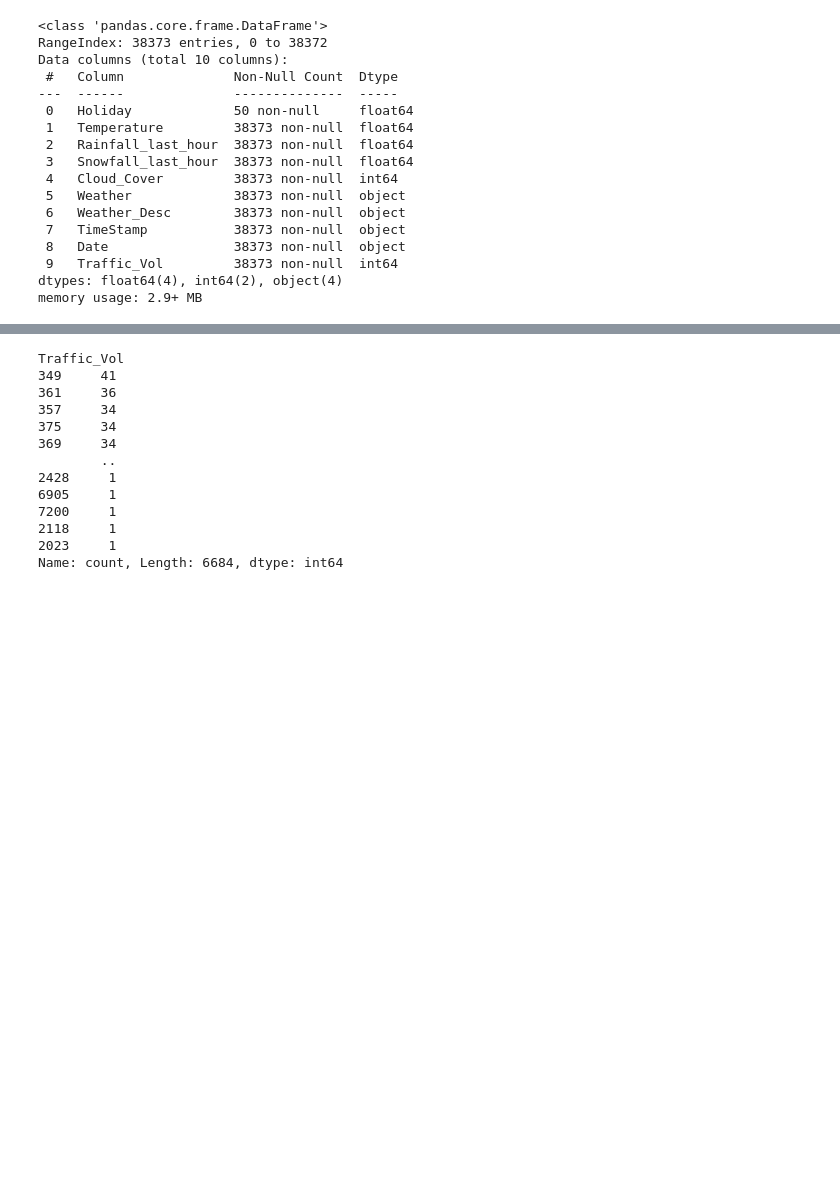
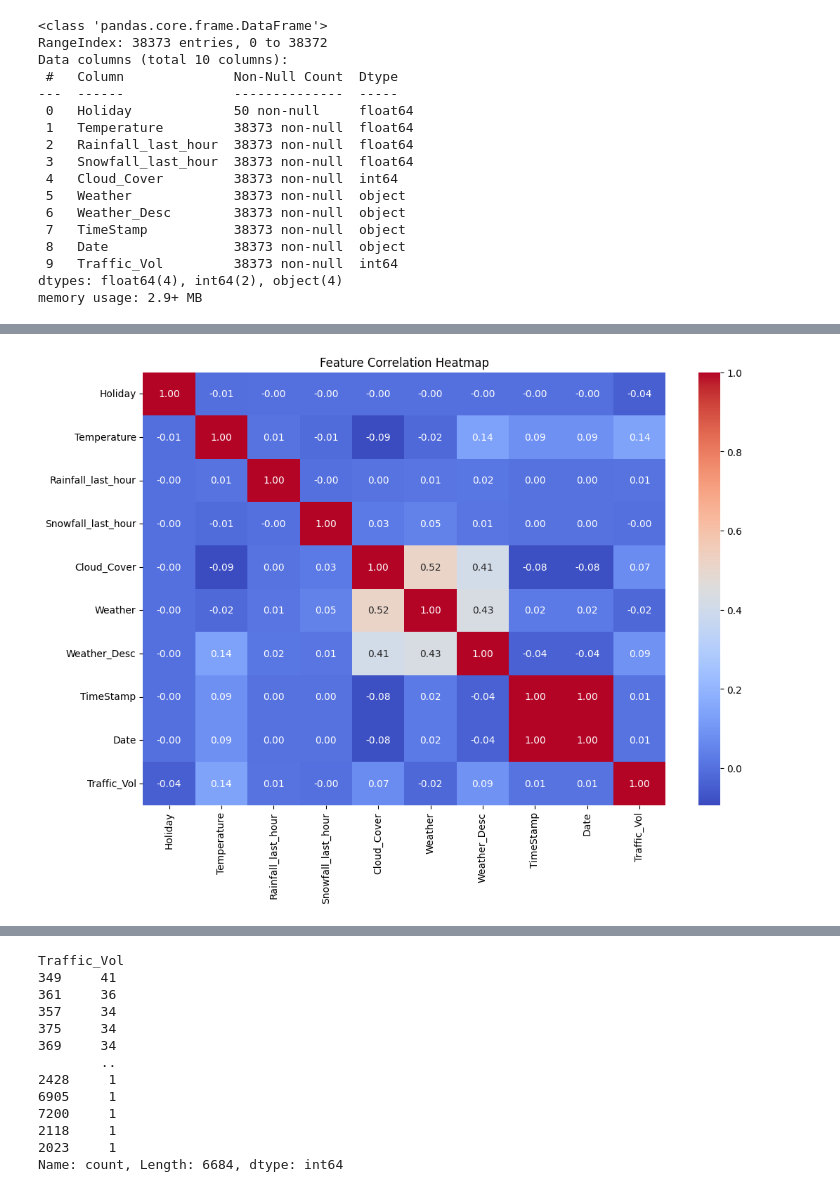
Before and after one commit to Sumith24/Hackathon_traffic_volume_forecasting, a Jupyter notebook: model.ipynb, the cells around one changed output, grey strips where cells are left out. Drawn from its saved outputs; the diff is of its cells as text; code cells hidden in the pictures; blank space fills up the shorter version.

```diff
--- a/model.ipynb
+++ b/model.ipynb
@@ -39,0 +96,8 @@ memory usage: 2.9+ MB
+# %%
+# Extract year
+df_train['year'] = df_train['TimeStamp'].dt.year
+df_train['month'] = df_train['TimeStamp'].dt.month
+df_train['day'] = df_train['TimeStamp'].dt.day
+df_train['hour'] = df_train['TimeStamp'].dt.hour
+df_train['dayofweek'] = df_train['TimeStamp'].dt.dayofweek
+df_train['quarter'] = df_train['TimeStamp'].dt.quarter
@@ -39,0 +200,5 @@ memory usage: 2.9+ MB
+# %%
+# Identify feature types
+numerical_features = df_train.select_dtypes(include=[np.number]).columns.tolist()
+categorical_features = df_train.select_dtypes(include=['object']).columns.tolist()
+numerical_features, categorical_features
@@ -39,0 +217,10 @@ memory usage: 2.9+ MB
+# %%
+# Define transformers
+numerical_transformer = StandardScaler()  # or MinMaxScaler()
+# categorical_transformer = LabelEncoder()
+categorical_transformer = OneHotEncoder(handle_unknown='ignore')
+# %%
+for col_name in categorical_features:
+    df_train[col_name] = categorical_transformer.fit_transform(df_train[col_name])
+
+df_train
@@ -39,0 +241,13 @@ memory usage: 2.9+ MB
+# %%
+import seaborn as sns
+import matplotlib.pyplot as plt
+
+correlation_matrix = df_train.corr()
+
+# Plot the heatmap
+plt.figure(figsize=(12, 8))
+sns.heatmap(correlation_matrix, annot=True, cmap='coolwarm', fmt='.2f')
+plt.title('Feature Correlation Heatmap')
+plt.show()
+# %% [output]
+[figure, added]
```
Also changed, not shown: parts of 25 cells of this notebook.
